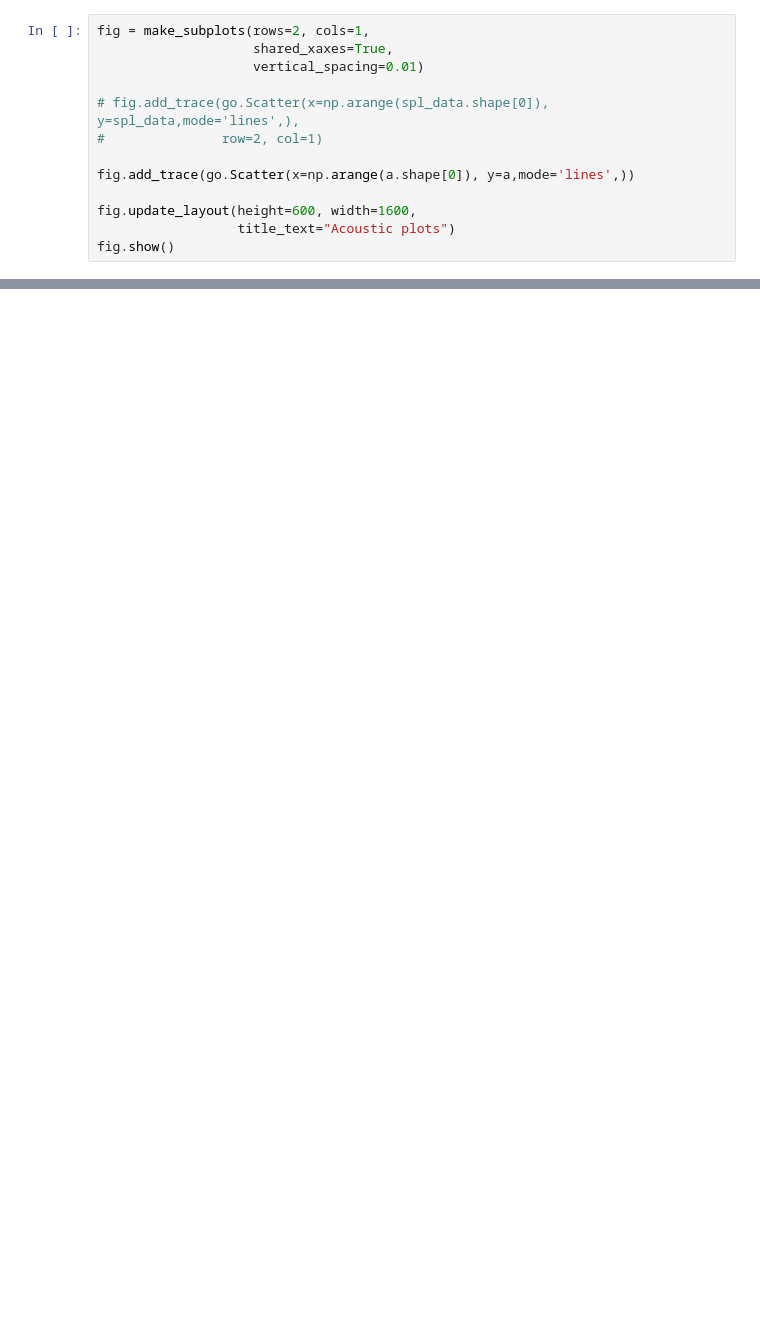
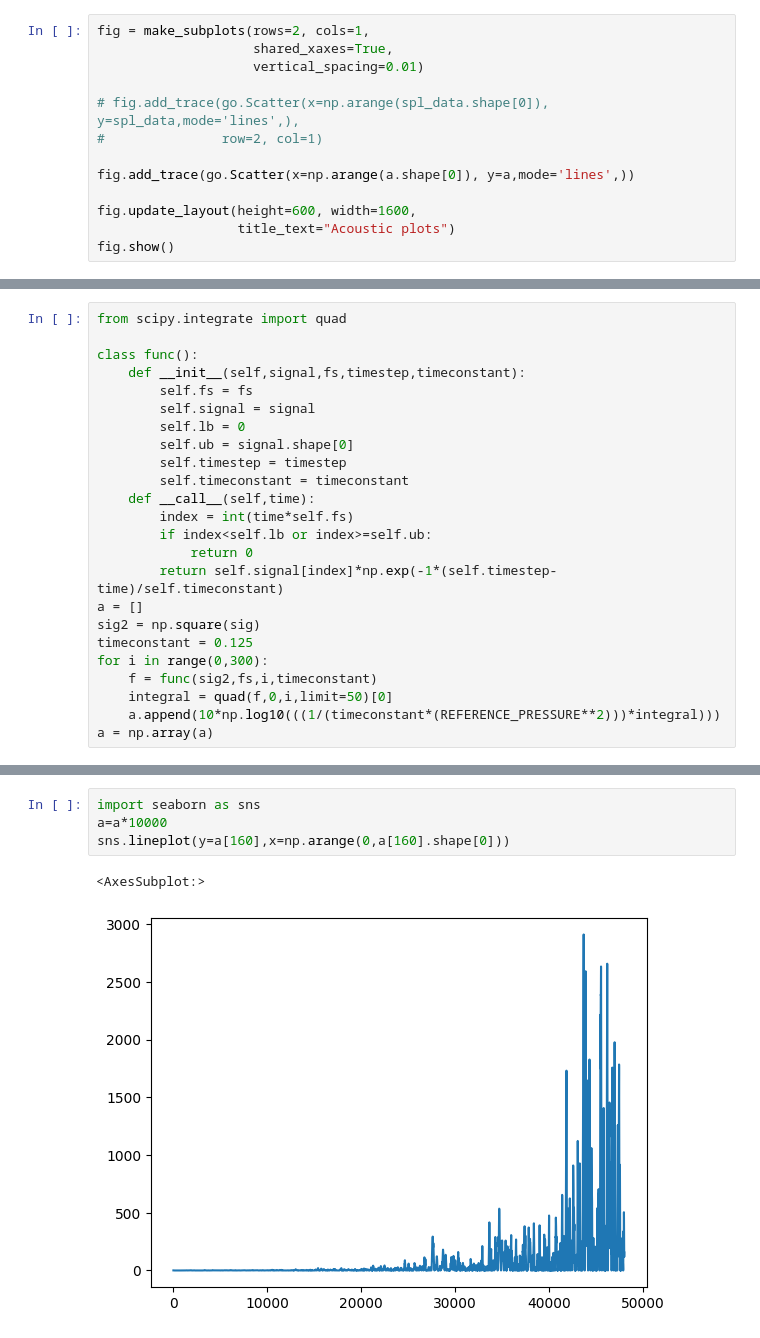
Before and after one commit to Sumeet2807/splmeter, a Jupyter notebook: src/example.ipynb, the cells around one changed output, grey strips where cells are left out. Cells and saved outputs as stored; diff of their text form; blank space fills up the shorter version.

```diff
--- a/src/example.ipynb
+++ b/src/example.ipynb
@@ -127,0 +92,24 @@ array([1, 2, 3, 4, 5])
+# %%
+from scipy.integrate import quad
+
+class func():
+    def __init__(self,signal,fs,timestep,timeconstant):
+        self.fs = fs
+        self.signal = signal
+        self.lb = 0
+        self.ub = signal.shape[0]
+        self.timestep = timestep
+        self.timeconstant = timeconstant
+    def __call__(self,time):
+        index = int(time*self.fs)
+        if index<self.lb or index>=self.ub:
+            return 0
+        return self.signal[index]*np.exp(-1*(self.timestep-time)/self.timeconstant)
+a = []
+sig2 = np.square(sig)
+timeconstant = 0.125
+for i in range(0,300):
+    f = func(sig2,fs,i,timeconstant)
+    integral = quad(f,0,i,limit=50)[0]
+    a.append(10*np.log10(((1/(timeconstant*(REFERENCE_PRESSURE**2)))*integral)))
+a = np.array(a)
@@ -127,0 +139,7 @@ array([1, 2, 3, 4, 5])
+# %%
+import seaborn as sns
+a=a*10000
+sns.lineplot(y=a[160],x=np.arange(0,a[160].shape[0]))
+# %% [output]
+<AxesSubplot:>
+[figure, added]
```
Also changed, not shown: parts of 10 cells of this notebook, 6 other files.
